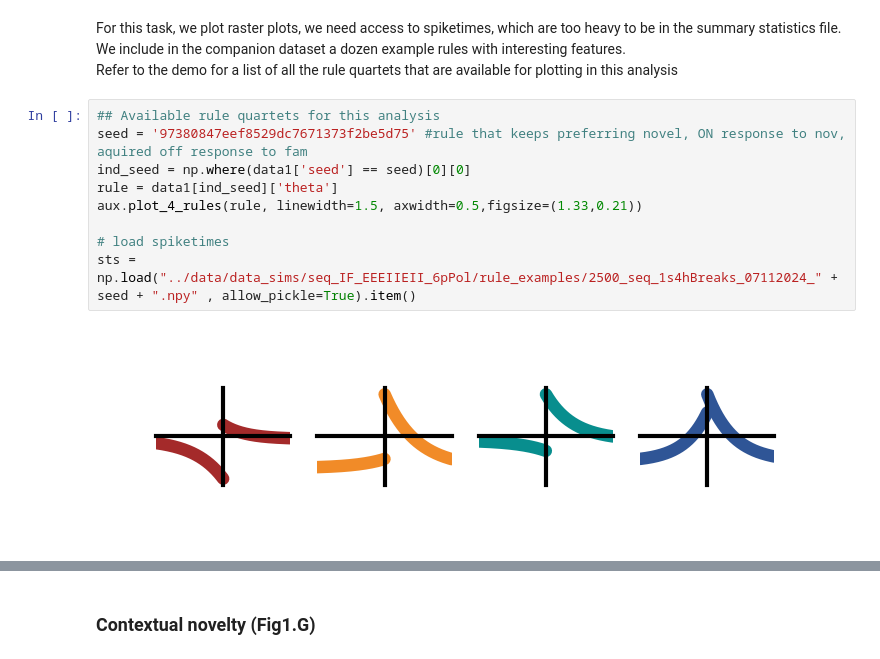
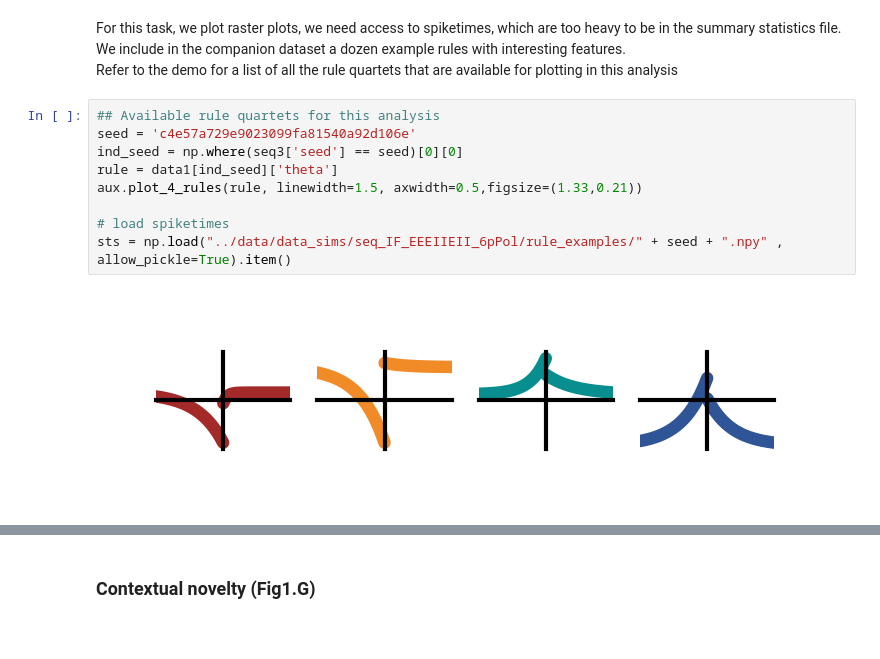
Before and after one commit to VogelsLab/Mem1kRules, a Jupyter notebook: results/figure1.ipynb, the cells around one changed output, grey strips where cells are left out. Saved outputs shown, nothing was run; the diff lists cells and outputs as text.

```diff
--- a/results/figure1.ipynb
+++ b/results/figure1.ipynb
@@ -530,15 +526,15 @@ We include in the companion dataset a dozen example rules with interesting featu
 Refer to the demo for a list of all the rule quartets that are available for plotting in this analysis
 # %%
 ## Available rule quartets for this analysis
-seed = '97380847eef8529dc7671373f2be5d75' #rule that keeps preferring novel, ON response to nov, aquired off response to fam
-ind_seed = np.where(data1['seed'] == seed)[0][0]
+seed = 'c4e57a729e9023099fa81540a92d106e'
+ind_seed = np.where(seq3['seed'] == seed)[0][0]
 rule = data1[ind_seed]['theta']
 aux.plot_4_rules(rule, linewidth=1.5, axwidth=0.5,figsize=(1.33,0.21))
 
 # load spiketimes
-sts = np.load("../data/data_sims/seq_IF_EEEIIEII_6pPol/rule_examples/2500_seq_1s4hBreaks_07112024_" + seed + ".npy" , allow_pickle=True).item()
+sts = np.load("../data/data_sims/seq_IF_EEEIIEII_6pPol/rule_examples/" + seed + ".npy" , allow_pickle=True).item()
 # %% [output]
-[figure, old version]
+[figure, new version]
 # %%
 # compute the engram neurons for each stimulus, using the pretrain assessment
 # pretrain assessment: presenting every possible stimlus (would-be familiar or novel) to the naive network, weights fixed.
```
Also changed, not shown: parts of 5 cells of this notebook, 2 other files.
